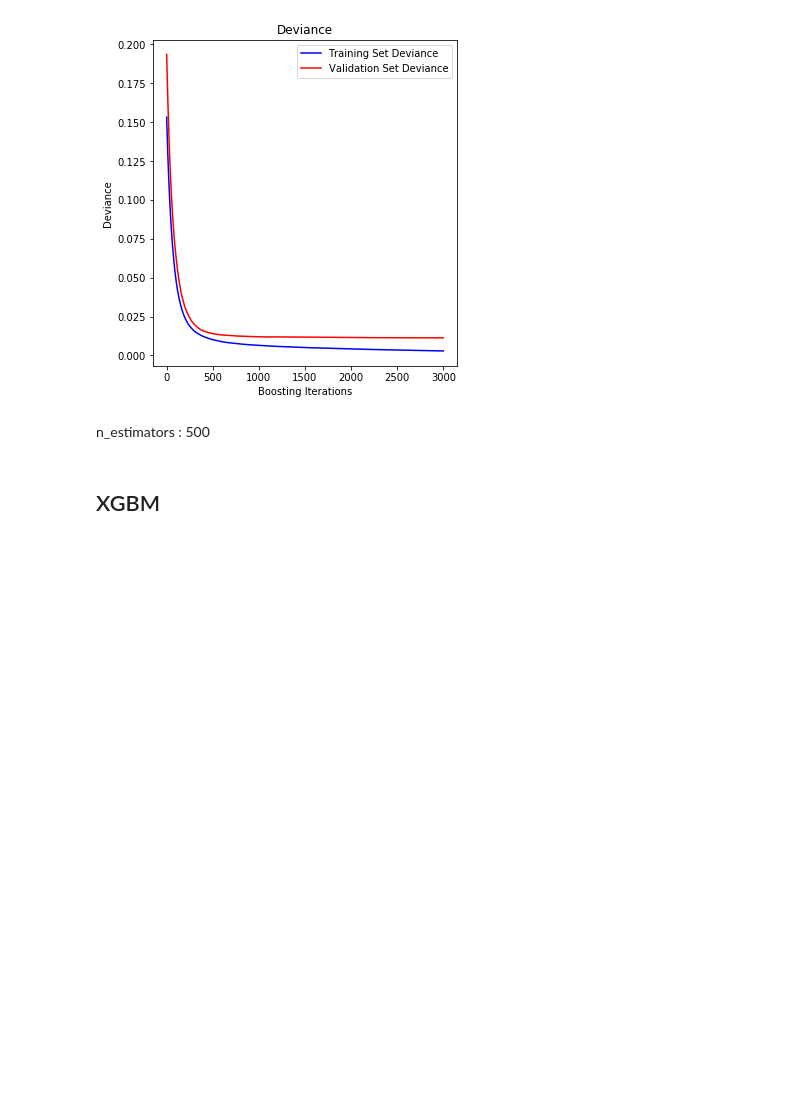
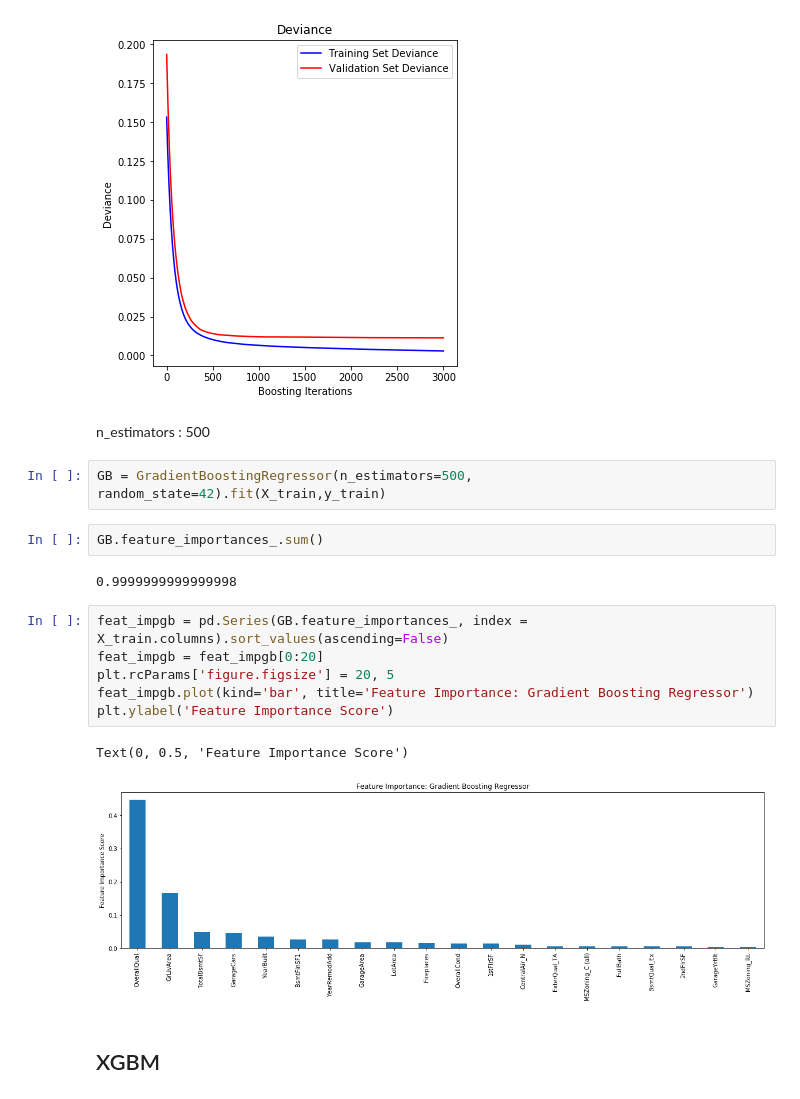
Before and after one commit to JK558/house-price-prediction, a Jupyter notebook: house_price_JK.ipynb, the cells around one changed output. Saved outputs shown, nothing was run; the diff lists cells and outputs as text; blank space fills up the shorter version.

```diff
--- a/house_price_JK.ipynb
+++ b/house_price_JK.ipynb
@@ -744,6 +685,21 @@ Text(0, 0.5, 'Deviance')
 [figure]
 # %% [markdown]
 n_estimators : 500
+# %%
+GB = GradientBoostingRegressor(n_estimators=500, random_state=42).fit(X_train,y_train)
+# %%
+GB.feature_importances_.sum()
+# %% [output]
+0.9999999999999998
+# %%
+feat_impgb = pd.Series(GB.feature_importances_, index = X_train.columns).sort_values(ascending=False)
+feat_impgb = feat_impgb[0:20]
+plt.rcParams['figure.figsize'] = 20, 5
+feat_impgb.plot(kind='bar', title='Feature Importance: Gradient Boosting Regressor')
+plt.ylabel('Feature Importance Score')
+# %% [output]
+Text(0, 0.5, 'Feature Importance Score')
+[figure, added]
 # %% [markdown]
 ## XGBM
 # %%
```
Also changed, not shown: parts of 75 cells of this notebook.
